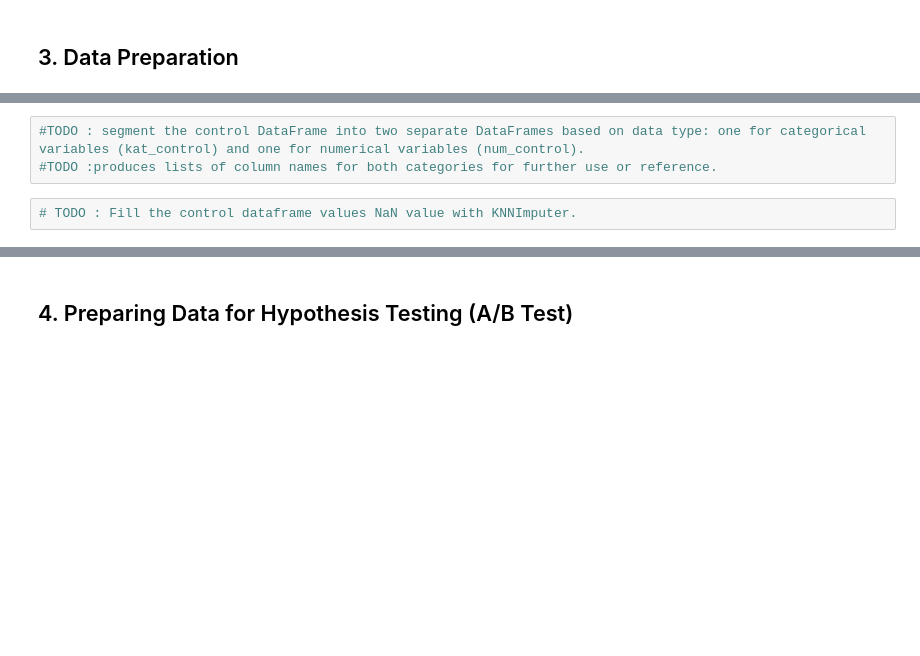
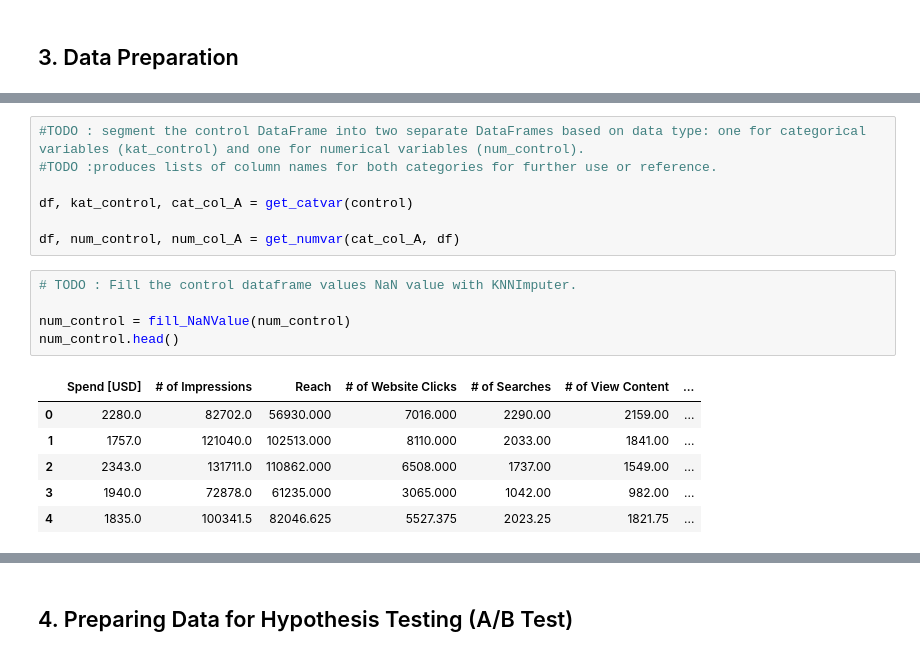
Before and after one commit to kvlrdhrs/DI-Bootcamp, a Jupyter notebook: Week9/Day5/Mini-Project1/AB-test-for-real-data-exercise.ipynb, the cells around one changed output, grey strips where cells are left out. Drawn from its saved outputs; the diff is of its cells as text; blank space fills up the shorter version.

```diff
--- a/Week9/Day5/Mini-Project1/AB-test-for-real-data-exercise.ipynb
+++ b/Week9/Day5/Mini-Project1/AB-test-for-real-data-exercise.ipynb
@@ -247,7 +285,21 @@ control, test = read_data()
 # %%
 #TODO : segment the control DataFrame into two separate DataFrames based on data type: one for categorical variables (kat_control) and one for numerical variables (num_control).
 #TODO :produces lists of column names for both categories for further use or reference.
+
+df, kat_control, cat_col_A = get_catvar(control)
+
+df, num_control, num_col_A = get_numvar(cat_col_A, df)
 # %%
 # TODO : Fill the control dataframe values NaN value with KNNImputer.
+
+num_control = fill_NaNValue(num_control)
+num_control.head()
+# %% [output]
+|  | Spend [USD] | # of Impressions | Reach | # of Website Clicks | # of Searches | # of View Content | ... |
+| 0 | 2280.0 | 82702.0 | 56930.000 | 7016.000 | 2290.00 | 2159.00 | ... |
+| 1 | 1757.0 | 121040.0 | 102513.000 | 8110.000 | 2033.00 | 1841.00 | ... |
+| 2 | 2343.0 | 131711.0 | 110862.000 | 6508.000 | 1737.00 | 1549.00 | ... |
+| 3 | 1940.0 | 72878.0 | 61235.000 | 3065.000 | 1042.00 | 982.00 | ... |
+| 4 | 1835.0 | 100341.5 | 82046.625 | 5527.375 | 2023.25 | 1821.75 | ... |
 # %%
 # TODO : Combine categorical and numerical variables with the concept.
```
Also changed, not shown: parts of 23 cells of this notebook, 2 other files.
